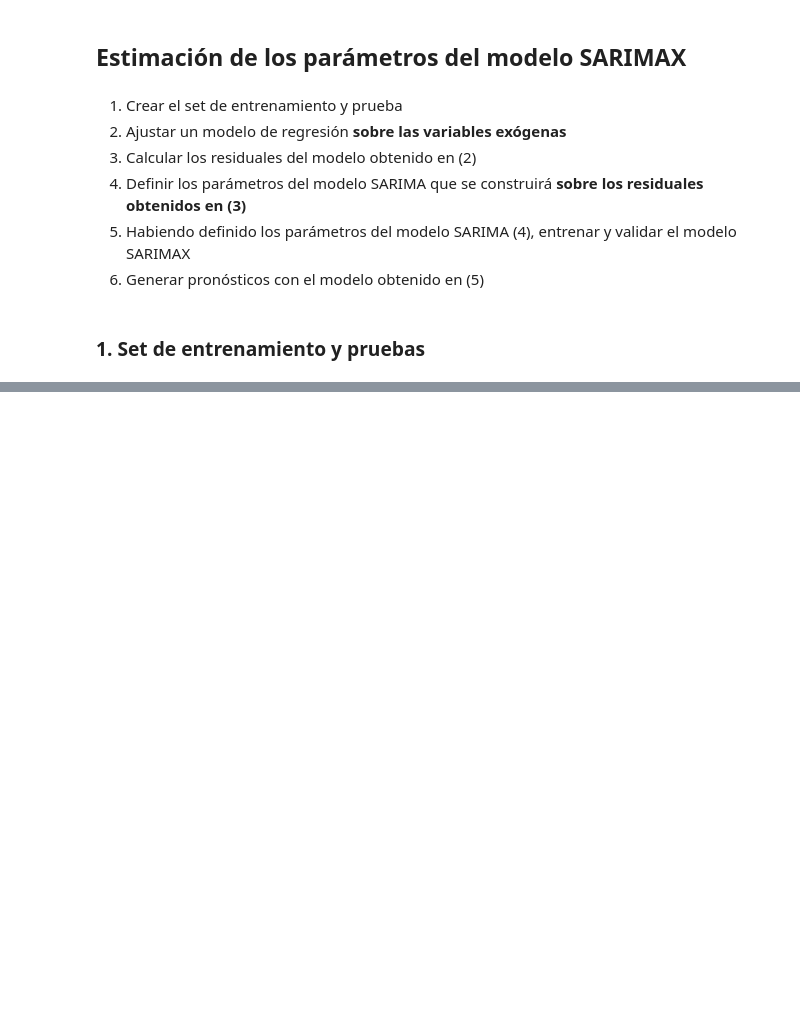
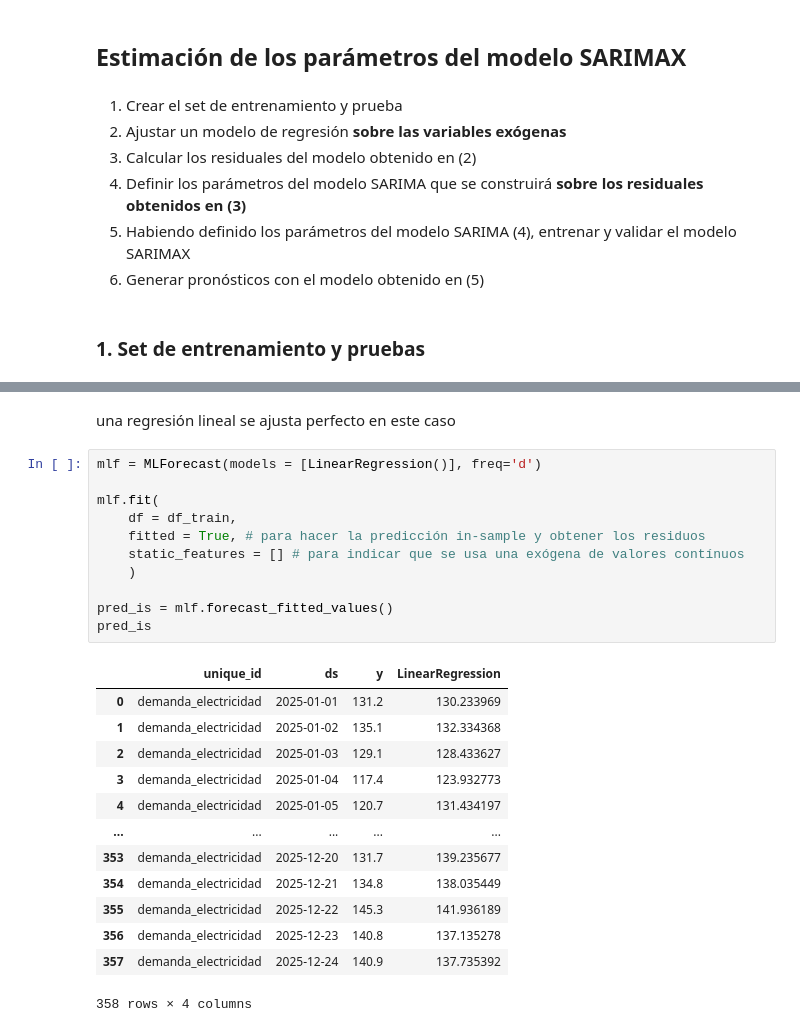
Before and after one commit to JairRamosG/Series_de_Tiempo, a Jupyter notebook: 09_SARIMAX/SARIMAX.ipynb, the cells around one changed output, grey strips where cells are left out. Cells and saved outputs as stored; diff of their text form; blank space fills up the shorter version.

```diff
--- a/09_SARIMAX/SARIMAX.ipynb
+++ b/09_SARIMAX/SARIMAX.ipynb
@@ -106,0 +136,27 @@ plt.tight_layout();
+# %% [markdown]
+una regresión lineal se ajusta perfecto en este caso
+# %%
+mlf = MLForecast(models = [LinearRegression()], freq='d')
+
+mlf.fit(
+    df = df_train,
+    fitted = True, # para hacer la predicción in-sample y obtener los residuos
+    static_features = [] # para indicar que se usa una exógena de valores contínuos
+    )
+
+pred_is = mlf.forecast_fitted_values()
+pred_is
+# %% [output]
+|  | unique_id | ds | y | LinearRegression |
+| 0 | demanda_electricidad | 2025-01-01 | 131.2 | 130.233969 |
+| 1 | demanda_electricidad | 2025-01-02 | 135.1 | 132.334368 |
+| 2 | demanda_electricidad | 2025-01-03 | 129.1 | 128.433627 |
+| 3 | demanda_electricidad | 2025-01-04 | 117.4 | 123.932773 |
+| 4 | demanda_electricidad | 2025-01-05 | 120.7 | 131.434197 |
+| ... | ... | ... | ... | ... |
+| 353 | demanda_electricidad | 2025-12-20 | 131.7 | 139.235677 |
+| 354 | demanda_electricidad | 2025-12-21 | 134.8 | 138.035449 |
+| 355 | demanda_electricidad | 2025-12-22 | 145.3 | 141.936189 |
+| 356 | demanda_electricidad | 2025-12-23 | 140.8 | 137.135278 |
+| 357 | demanda_electricidad | 2025-12-24 | 140.9 | 137.735392 |
+358 rows × 4 columns
```
Also changed, not shown: parts of 7 cells of this notebook.
